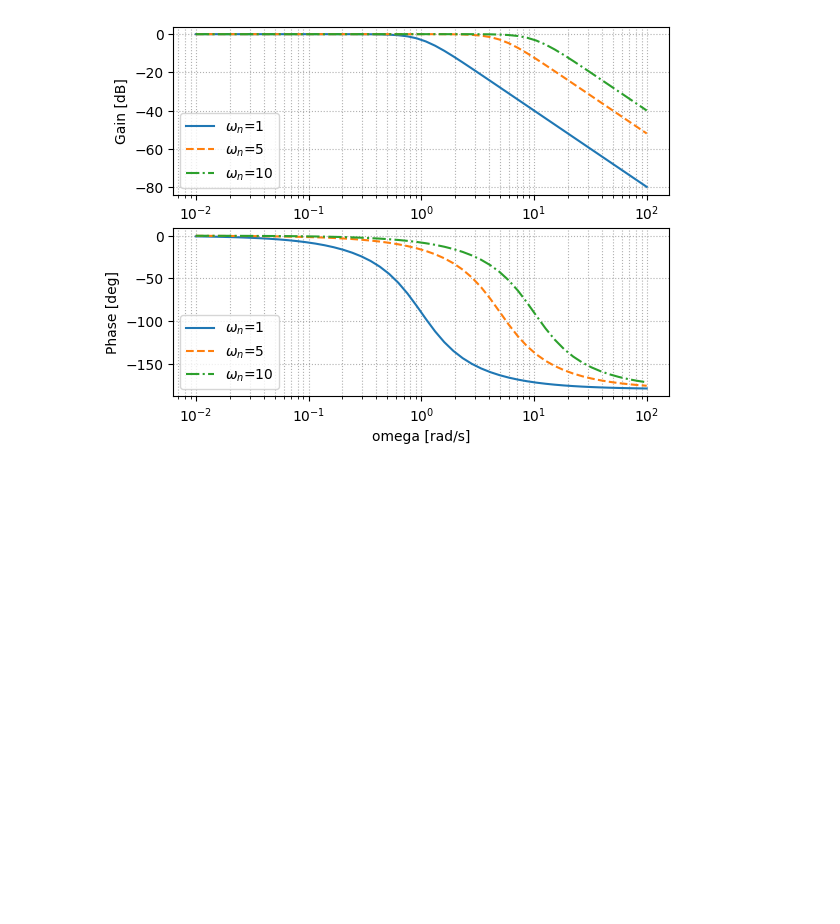
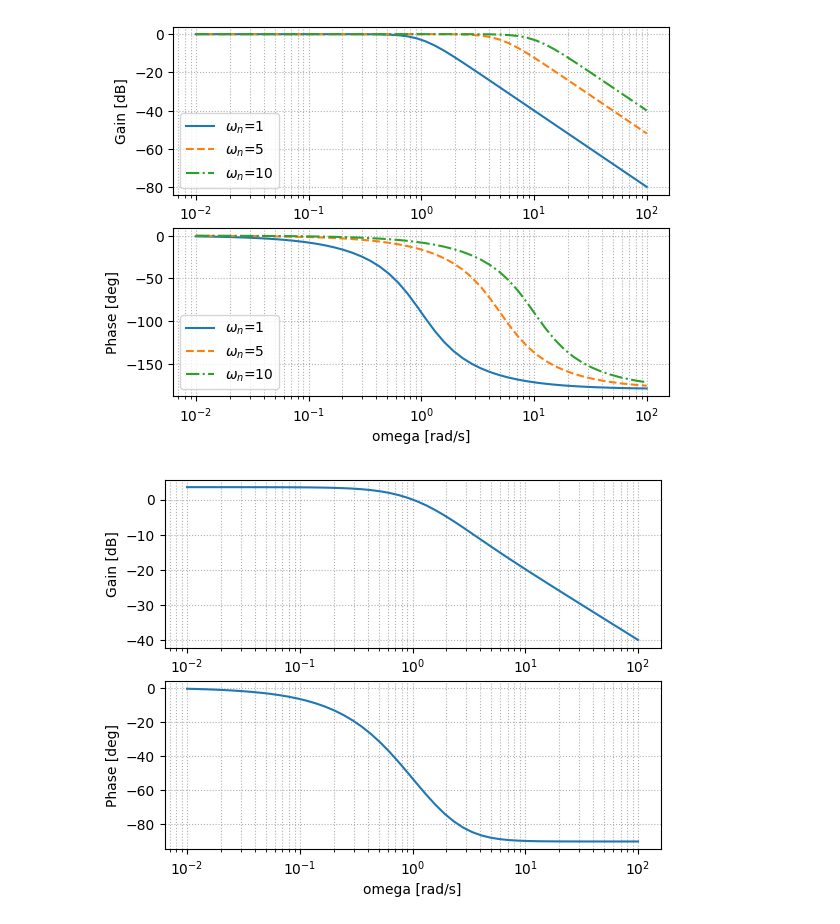
Before and after one commit to Seasawher/control.py, a Jupyter notebook: src/Chapter4/Section5.ipynb, the cells around one changed output. Drawn from its saved outputs; the diff is of its cells as text; code cells hidden in the pictures; blank space fills up the shorter version.

```diff
--- a/src/Chapter4/Section5.ipynb
+++ b/src/Chapter4/Section5.ipynb
@@ -124,3 +124,19 @@ for omega_n in omega_ns:
 bodeplot_set(ax, 3, 3)
 # %% [output]
 [figure]
+# %%
+from control.matlab import tf, bode, logspace, mag2db
+
+fig, ax = plt.subplots(2, 1)
+
+s = tf('s')
+P = (s+3)/((s+1)*(s+2))
+
+mag, phase, w = bode(P, logspace(-2, 2), plot=False)
+
+ax[0].semilogx(w, mag2db(mag))
+ax[1].semilogx(w, np.rad2deg(phase))
+
+bodeplot_set(ax)
+# %% [output]
+[figure, added]
```
Also changed, not shown: parts of 1 cell of this notebook.
